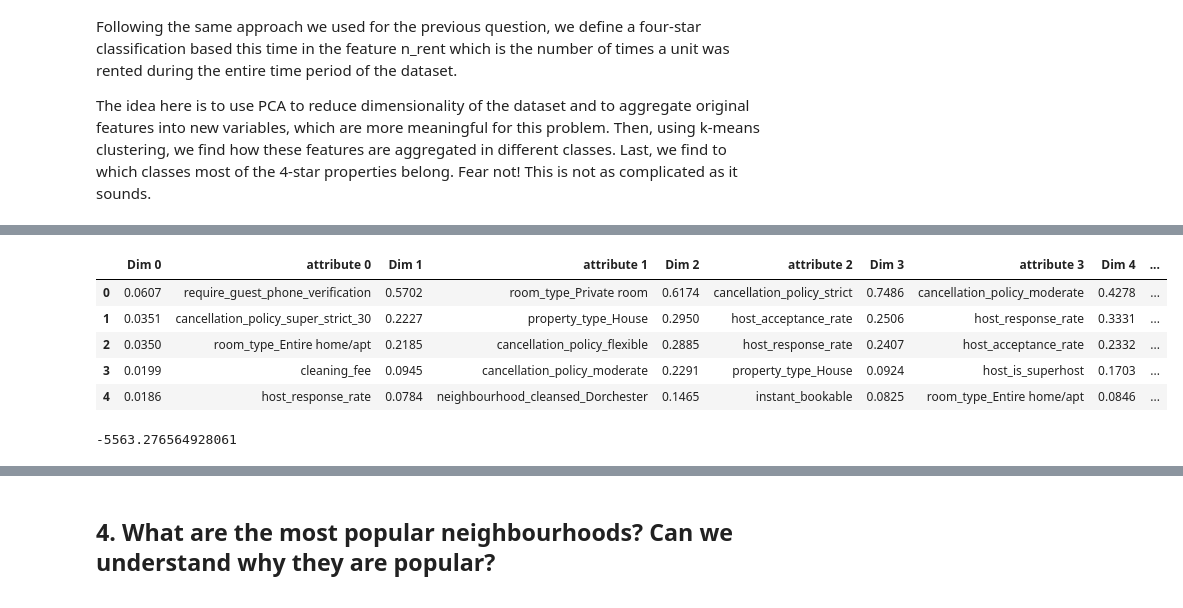
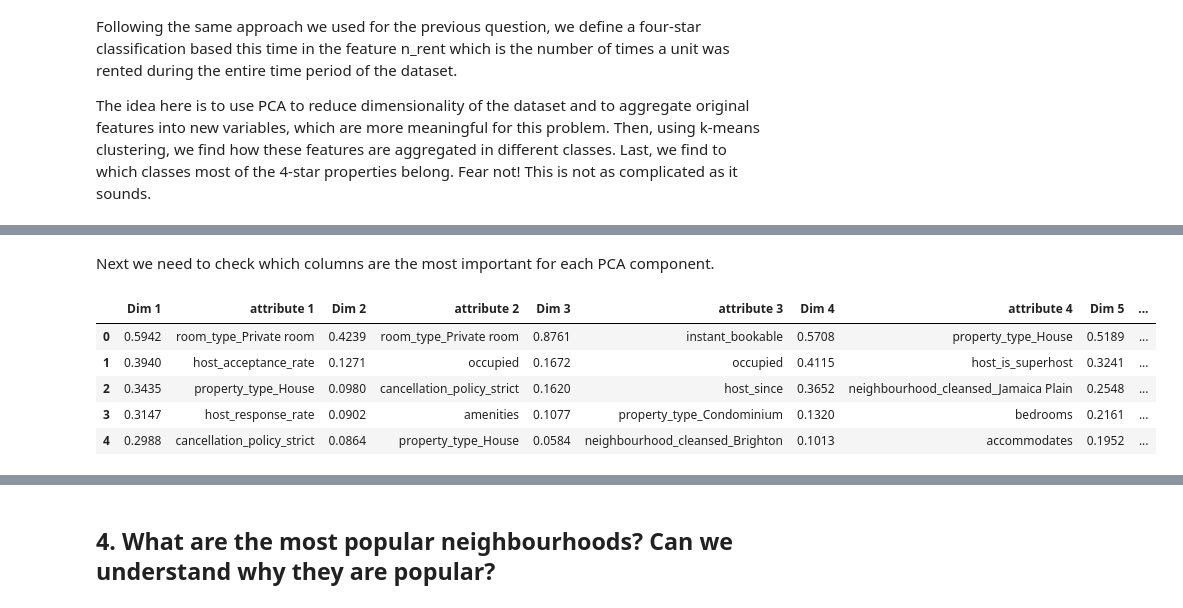
Before and after one commit to bvcmartins/dsndProject4, a Jupyter notebook: airbnb_project.ipynb, the cells around one changed output, grey strips where cells are left out. Saved outputs shown, nothing was run; the diff lists cells and outputs as text; code cells hidden in the pictures.

```diff
--- a/airbnb_project.ipynb
+++ b/airbnb_project.ipynb
@@ -640,0 +655,4 @@ pca_model, var_pca, X_pca = pca(bldf2, 10)
+# %%
+n_dim = 20
+pca_model_b, var_pca_b, X_pca_b = pca(bdf_pca, n_dim)
+pca_model_s, var_pca_s, X_pca_s = pca(sdf_pca, n_dim)
@@ -650,39 +713,20 @@ var_pca.head()
-# %%
-def pca_analysis(var_pca, component):
-    '''
-    Generate a dataframe with the attributes listed by weight for
-    a given component.
-
-    INPUT: var_pca - dataframe with the PCA output
-           component - number of the component
-
-    OUTPUT: dataframe with attributes and weights
-    '''
-
-    df = pd.DataFrame(var_pca.iloc[component,:].sort_values(axis=0, ascending=False))
-    df['attribute {}'.format(component)] = df.index
-    df.set_index(np.arange(var_pca.shape[1]), inplace=True)
-
-    return df
+# %% [markdown]
+Next we need to check which columns are the most important for each PCA component.
 # %%
-list_df = []
+list_df_b = []
+list_df_s = []
 #var_pca.drop('Explained_Variance', axis=1, inplace=True)
-for i in range(1:10):
-    list_df.append(pca_analysis(var_pca, i))
-var_comp = pd.concat([x for x in list_df],axis=1)
+for i in range(1,n_dim):
+    list_df_b.append(pca_analysis(var_pca_b, i))
+    list_df_s.append(pca_analysis(var_pca_s, i))
+var_comp_b = pd.concat([x for x in list_df_b],axis=1)
+var_comp_s = pd.concat([x for x in list_df_s],axis=1)
 # %%
-var_comp.head()
+var_comp_b.head()
 # %% [output]
-|  | Dim 0 | attribute 0 | Dim 1 | attribute 1 | Dim 2 | attribute 2 | Dim 3 | attribute 3 | Dim 4 | ... |
-| 0 | 0.0607 | require_guest_phone_verification | 0.5702 | room_type_Private room | 0.6174 | cancellation_policy_strict | 0.7486 | cancellation_policy_moderate | 0.4278 | ... |
-| 1 | 0.0351 | cancellation_policy_super_strict_30 | 0.2227 | property_type_House | 0.2950 | host_acceptance_rate | 0.2506 | host_response_rate | 0.3331 | ... |
-| 2 | 0.0350 | room_type_Entire home/apt | 0.2185 | cancellation_policy_flexible | 0.2885 | host_response_rate | 0.2407 | host_acceptance_rate | 0.2332 | ... |
-| 3 | 0.0199 | cleaning_fee | 0.0945 | cancellation_policy_moderate | 0.2291 | property_type_House | 0.0924 | host_is_superhost | 0.1703 | ... |
-| 4 | 0.0186 | host_response_rate | 0.0784 | neighbourhood_cleansed_Dorchester | 0.1465 | instant_bookable | 0.0825 | room_type_Entire home/apt | 0.0846 | ... |
+|  | Dim 1 | attribute 1 | Dim 2 | attribute 2 | Dim 3 | attribute 3 | Dim 4 | attribute 4 | Dim 5 | ... |
+| 0 | 0.5942 | room_type_Private room | 0.4239 | room_type_Private room | 0.8761 | instant_bookable | 0.5708 | property_type_House | 0.5189 | ... |
+| 1 | 0.3940 | host_acceptance_rate | 0.1271 | occupied | 0.1672 | occupied | 0.4115 | host_is_superhost | 0.3241 | ... |
+| 2 | 0.3435 | property_type_House | 0.0980 | cancellation_policy_strict | 0.1620 | host_since | 0.3652 | neighbourhood_cleansed_Jamaica Plain | 0.2548 | ... |
+| 3 | 0.3147 | host_response_rate | 0.0902 | amenities | 0.1077 | property_type_Condominium | 0.1320 | bedrooms | 0.2161 | ... |
+| 4 | 0.2988 | cancellation_policy_strict | 0.0864 | property_type_House | 0.0584 | neighbourhood_cleansed_Brighton | 0.1013 | accommodates | 0.1952 | ... |
-# %%
-n_clusters = 10
-k_model_final = KMeans(n_clusters = n_clusters, random_state=34).fit(X_pca)
-k_score_final = k_model_final.score(X_pca)
-k_score_final
-# %% [output]
--5563.276564928061
```
Also changed, not shown: parts of 22 cells of this notebook.
